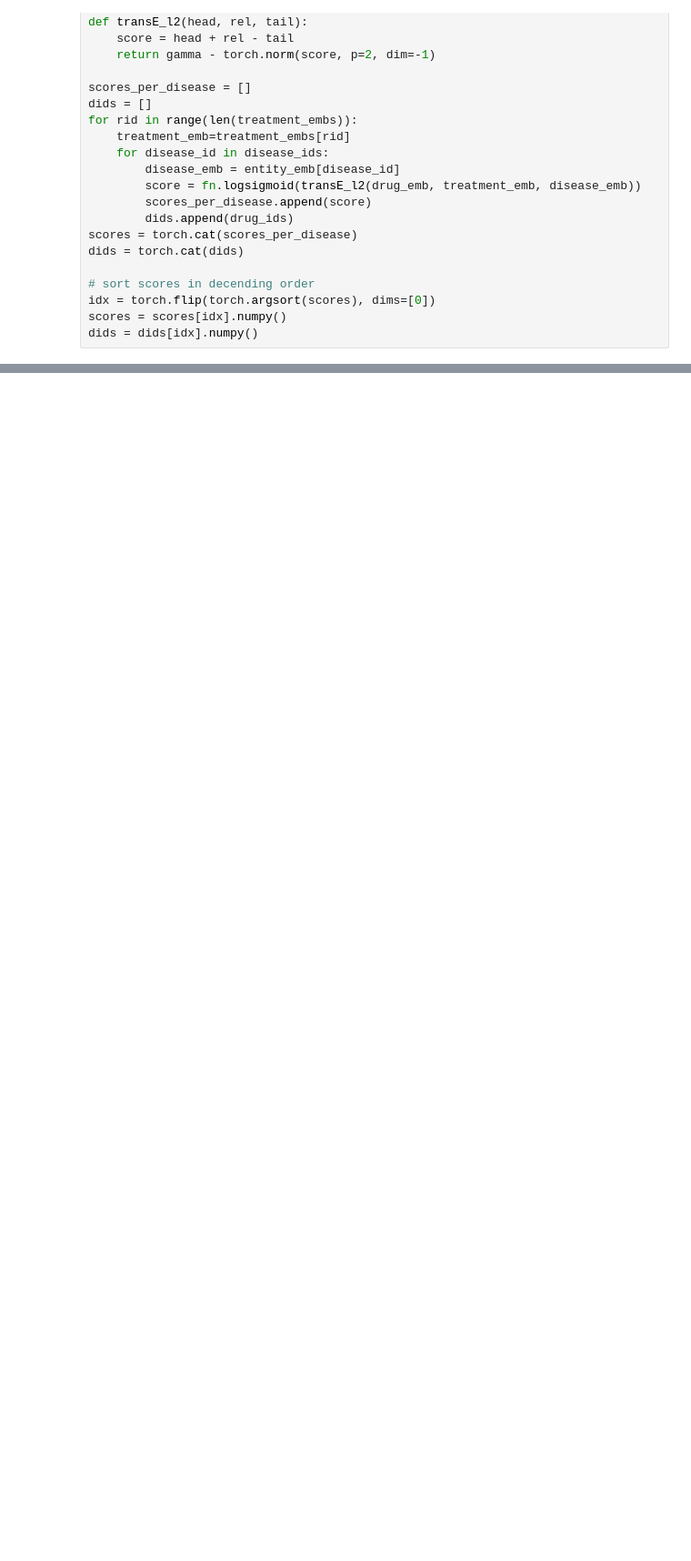
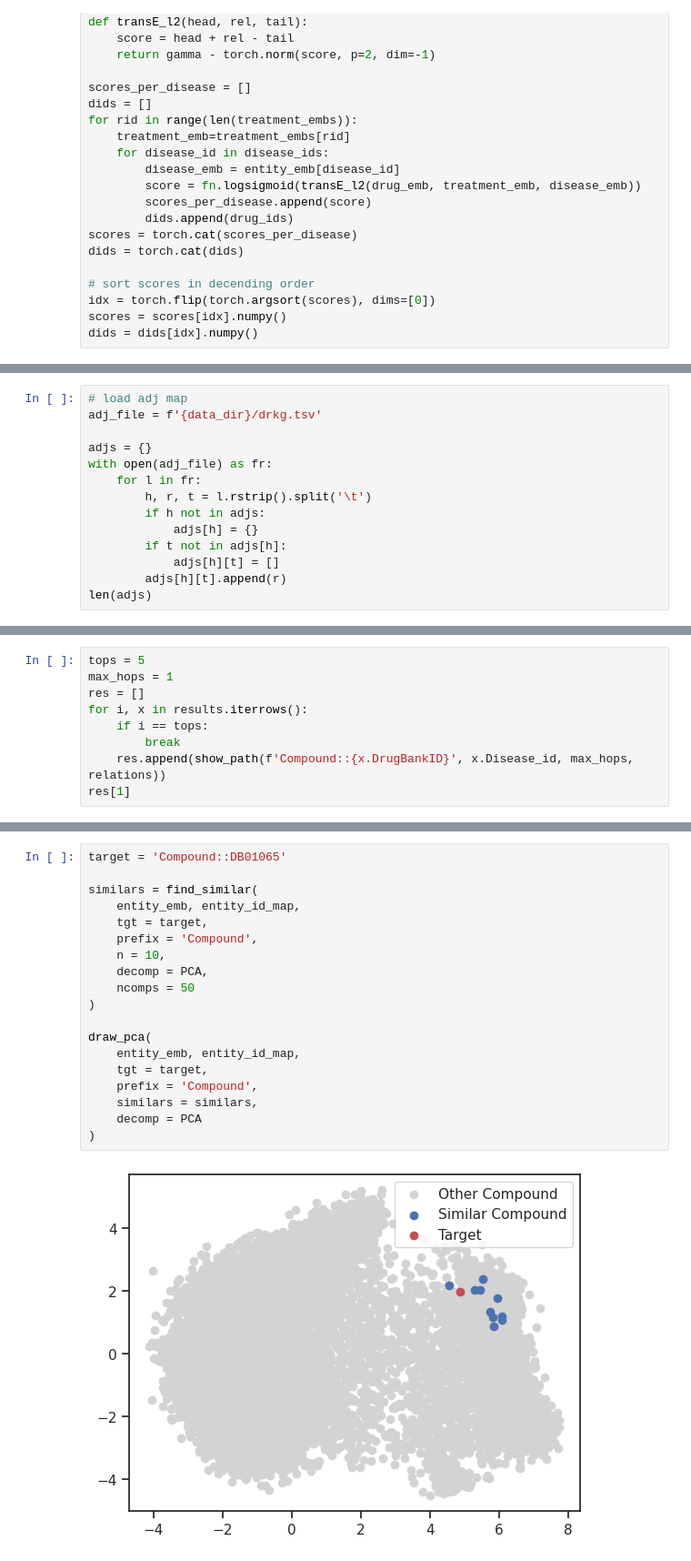
Before and after one commit to open-prophetdb/biomedgps-data, a Jupyter notebook: benchmarks/DRKG_benchmark_MECFS.ipynb, the cells around one changed output, grey strips where cells are left out. Shown: that part at 91% size. Drawn from its saved outputs; the diff is of its cells as text; blank space fills up the shorter version.

Commit message:
Add analysis for DRKG

```diff
--- a/benchmarks/DRKG_benchmark_MECFS.ipynb
+++ b/benchmarks/DRKG_benchmark_MECFS.ipynb
@@ -198,0 +251,14 @@ Compound::DB06148       -0.5619710683822632
+# %%
+# load adj map
+adj_file = f'{data_dir}/drkg.tsv'
+
+adjs = {}
+with open(adj_file) as fr:
+    for l in fr:
+        h, r, t = l.rstrip().split('\t')
+        if h not in adjs:
+            adjs[h] = {}
+        if t not in adjs[h]:
+            adjs[h][t] = []
+        adjs[h][t].append(r)
+len(adjs)
@@ -198,0 +342,9 @@ Compound::DB06148       -0.5619710683822632
+# %%
+tops = 5
+max_hops = 1
+res = []
+for i, x in results.iterrows():
+    if i == tops:
+        break
+    res.append(show_path(f'Compound::{x.DrugBankID}', x.Disease_id, max_hops, relations))
+res[1]
@@ -198,0 +443,21 @@ Compound::DB06148       -0.5619710683822632
+# %%
+target = 'Compound::DB01065'
+
+similars = find_similar(
+    entity_emb, entity_id_map,
+    tgt = target,
+    prefix = 'Compound',
+    n = 10,
+    decomp = PCA,
+    ncomps = 50
+)
+
+draw_pca(
+    entity_emb, entity_id_map,
+    tgt = target,
+    prefix = 'Compound',
+    similars = similars,
+    decomp = PCA
+)
+# %% [output]
+[figure, added]
```
Also changed, not shown: parts of 28 cells of this notebook.
